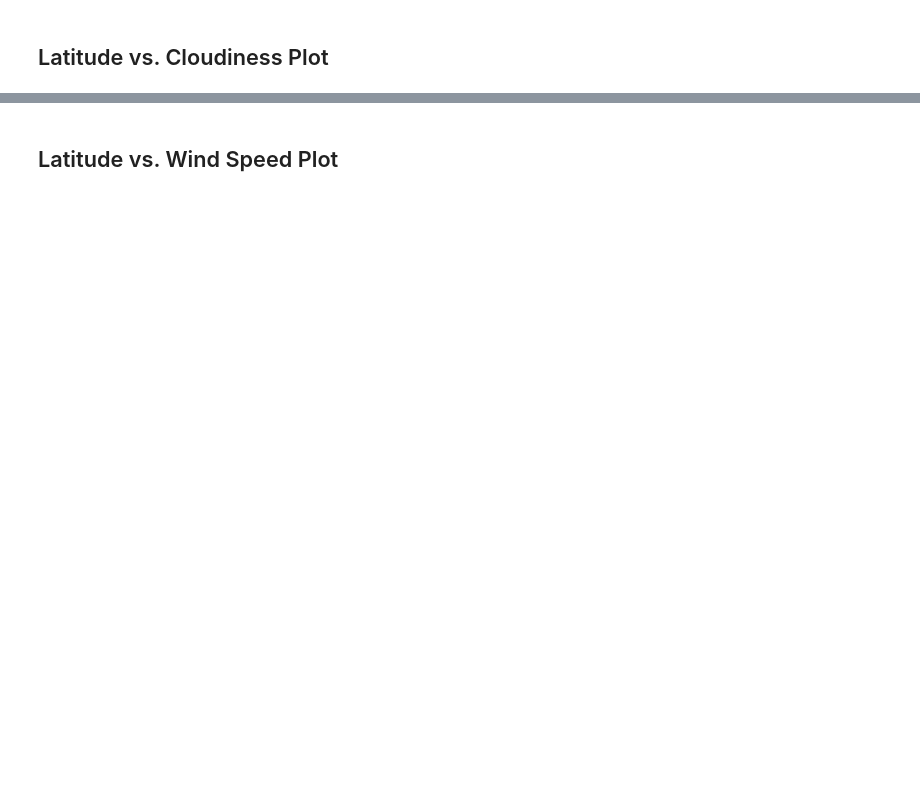
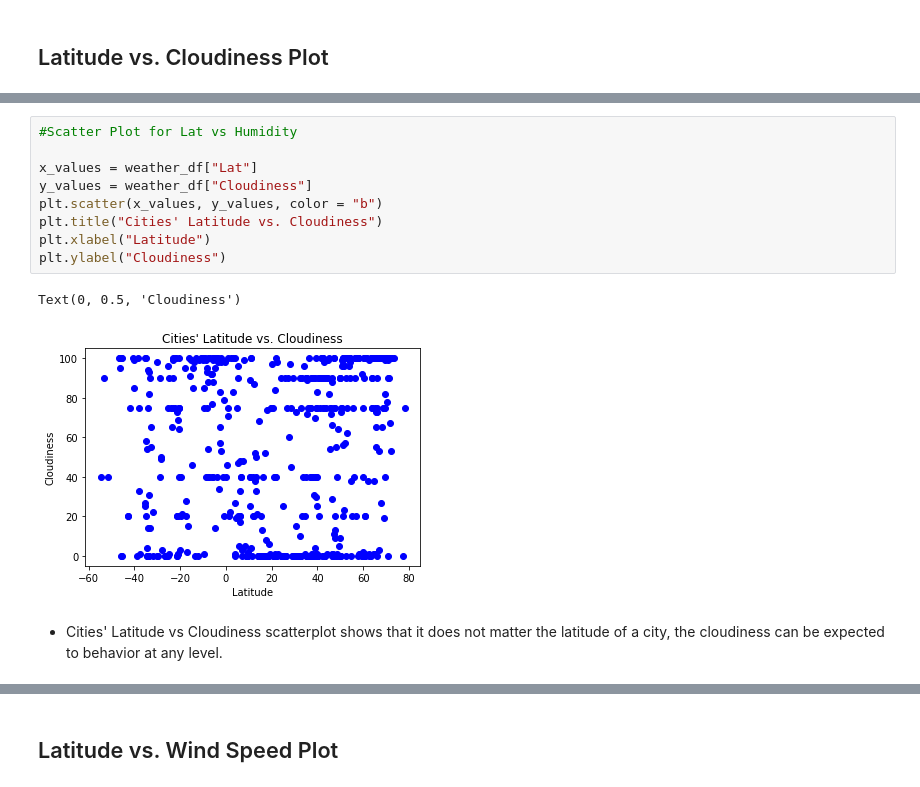
Before and after one commit to damontufar/python-api-challenge, a Jupyter notebook: WeatherPy/WeatherPy.ipynb, the cells around one changed output, grey strips where cells are left out. Drawn from its saved outputs; the diff is of its cells as text; blank space fills up the shorter version.

```diff
--- a/WeatherPy/WeatherPy.ipynb
+++ b/WeatherPy/WeatherPy.ipynb
@@ -162,0 +212,14 @@ Int64Index([], dtype='int64')
+# %%
+#Scatter Plot for Lat vs Humidity
+
+x_values = weather_df["Lat"]
+y_values = weather_df["Cloudiness"]
+plt.scatter(x_values, y_values, color = "b")
+plt.title("Cities' Latitude vs. Cloudiness")
+plt.xlabel("Latitude")
+plt.ylabel("Cloudiness")
+# %% [output]
+Text(0, 0.5, 'Cloudiness')
+[figure, added]
+# %% [markdown]
+- Cities' Latitude vs Cloudiness scatterplot shows that it does not matter the latitude of a city, the cloudiness can be expected to behavior at any level.
```
Also changed, not shown: parts of 34 cells of this notebook.
